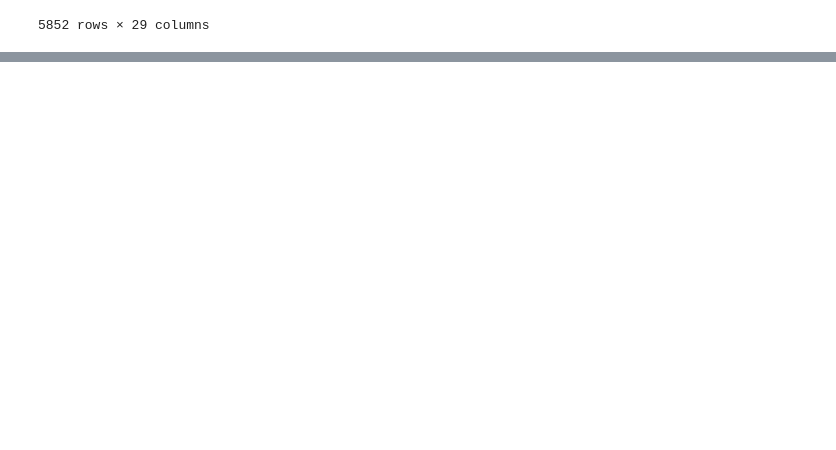
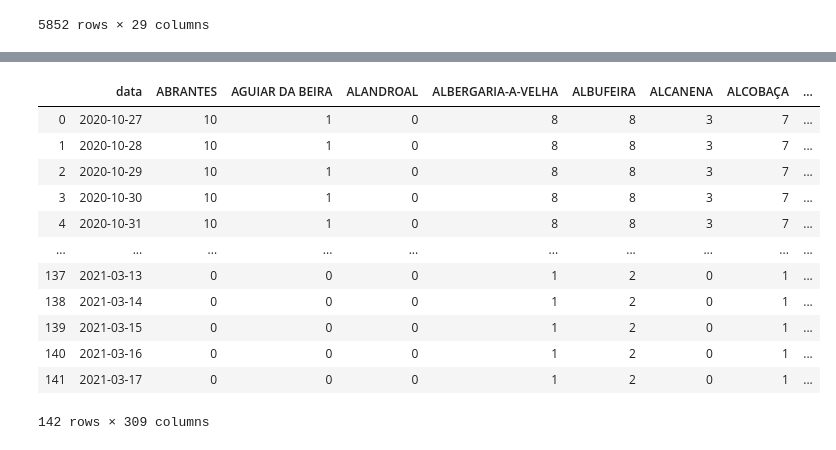
Before and after one commit to mariushes/DataViz_PortugalCovidDashboard, a Jupyter notebook: Notebooks/prepare_data_concelho.ipynb, the cells around one changed output, grey strips where cells are left out. Drawn from its saved outputs; the diff is of its cells as text; code cells hidden in the pictures; blank space fills up the shorter version.

Commit message:
fixed concelho infection data and added concelho risk data

```diff
--- a/Notebooks/prepare_data_concelho.ipynb
+++ b/Notebooks/prepare_data_concelho.ipynb
@@ -127,0 +197,22 @@ df1
+# %%
+df1 = df1_1.append(df1_2_filled)
+df1
+# %%
+df_merged = df1.copy()
+columns = df_merged.columns.tolist()
+columns.pop(0)
+rows = []
+rows_risk = []
+for date in dates:
+    row = []
+    row_risk = []
+    row.append(date)
+    row_risk.append(date)
+    for concelho in columns:
+        row.append(new_data_dict[date][concelho])
+        row_risk.append(risk_dict[date][concelho])
+    rows.append(row)
+    rows_risk.append(row_risk)
+columns = df_merged.columns
+df2_trans = pd.DataFrame(rows, columns=columns)
+df_risk = pd.DataFrame(rows_risk, columns=columns)
@@ -127,0 +261,37 @@ df1
+# %%
+rows = []
+rows_risk
+for i in df2_trans.index:
+    if i == 0:
+        date_before = "2020-10-26"
+    else:
+        date_before = df2_trans.at[i-1,"data"]
+    date = df2_trans.at[i,"data"]
+    gap = 7
+    date_list = date_range((datetime.date.fromisoformat(date_before) + datetime.timedelta(1)).isoformat(), date)
+    values = df2_trans.loc[i,:].tolist()
+    values.pop(0)
+    values_risk = df_risk.loc[i,:].tolist()
+    values_risk.pop(0)
+    for date in date_list:
+        row = [date] + values
+        row_risk = [date] + values_risk
+        rows.append(row)
+        rows_risk.append(row_risk)
+df2_filled = pd.DataFrame(rows, columns=df2_trans.columns)
+df_risk_filled = pd.DataFrame(rows_risk, columns=df_risk.columns)
+df2_filled
+# %% [output]
+|  | data | ABRANTES | AGUIAR DA BEIRA | ALANDROAL | ALBERGARIA-A-VELHA | ALBUFEIRA | ALCANENA | ALCOBAÇA | ... |
+| 0 | 2020-10-27 | 10 | 1 | 0 | 8 | 8 | 3 | 7 | ... |
+| 1 | 2020-10-28 | 10 | 1 | 0 | 8 | 8 | 3 | 7 | ... |
+| 2 | 2020-10-29 | 10 | 1 | 0 | 8 | 8 | 3 | 7 | ... |
+| 3 | 2020-10-30 | 10 | 1 | 0 | 8 | 8 | 3 | 7 | ... |
+| 4 | 2020-10-31 | 10 | 1 | 0 | 8 | 8 | 3 | 7 | ... |
+| ... | ... | ... | ... | ... | ... | ... | ... | ... | ... |
+| 137 | 2021-03-13 | 0 | 0 | 0 | 1 | 2 | 0 | 1 | ... |
+| 138 | 2021-03-14 | 0 | 0 | 0 | 1 | 2 | 0 | 1 | ... |
+| 139 | 2021-03-15 | 0 | 0 | 0 | 1 | 2 | 0 | 1 | ... |
+| 140 | 2021-03-16 | 0 | 0 | 0 | 1 | 2 | 0 | 1 | ... |
+| 141 | 2021-03-17 | 0 | 0 | 0 | 1 | 2 | 0 | 1 | ... |
+142 rows × 309 columns
```
Also changed, not shown: parts of 39 cells of this notebook, 6 other files.
